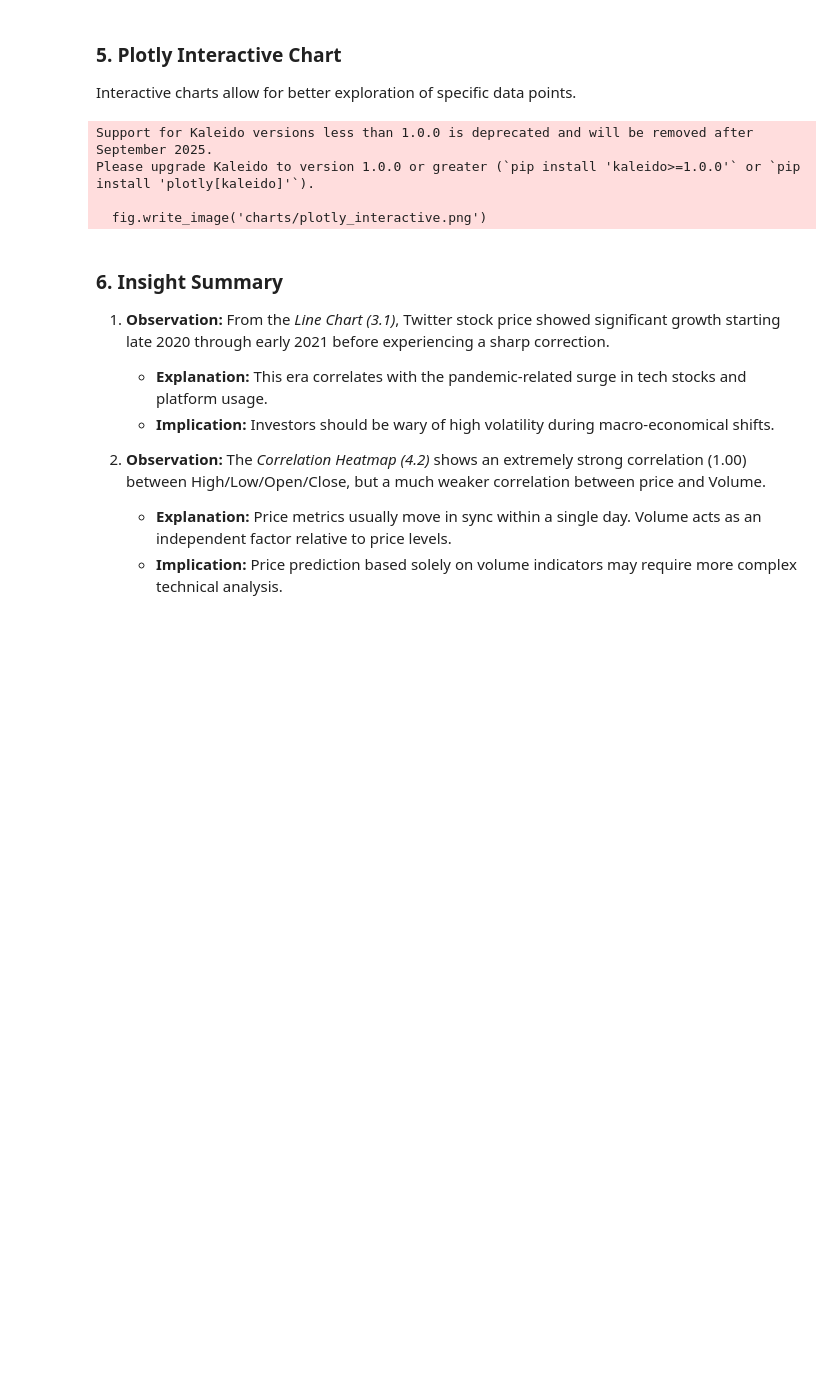
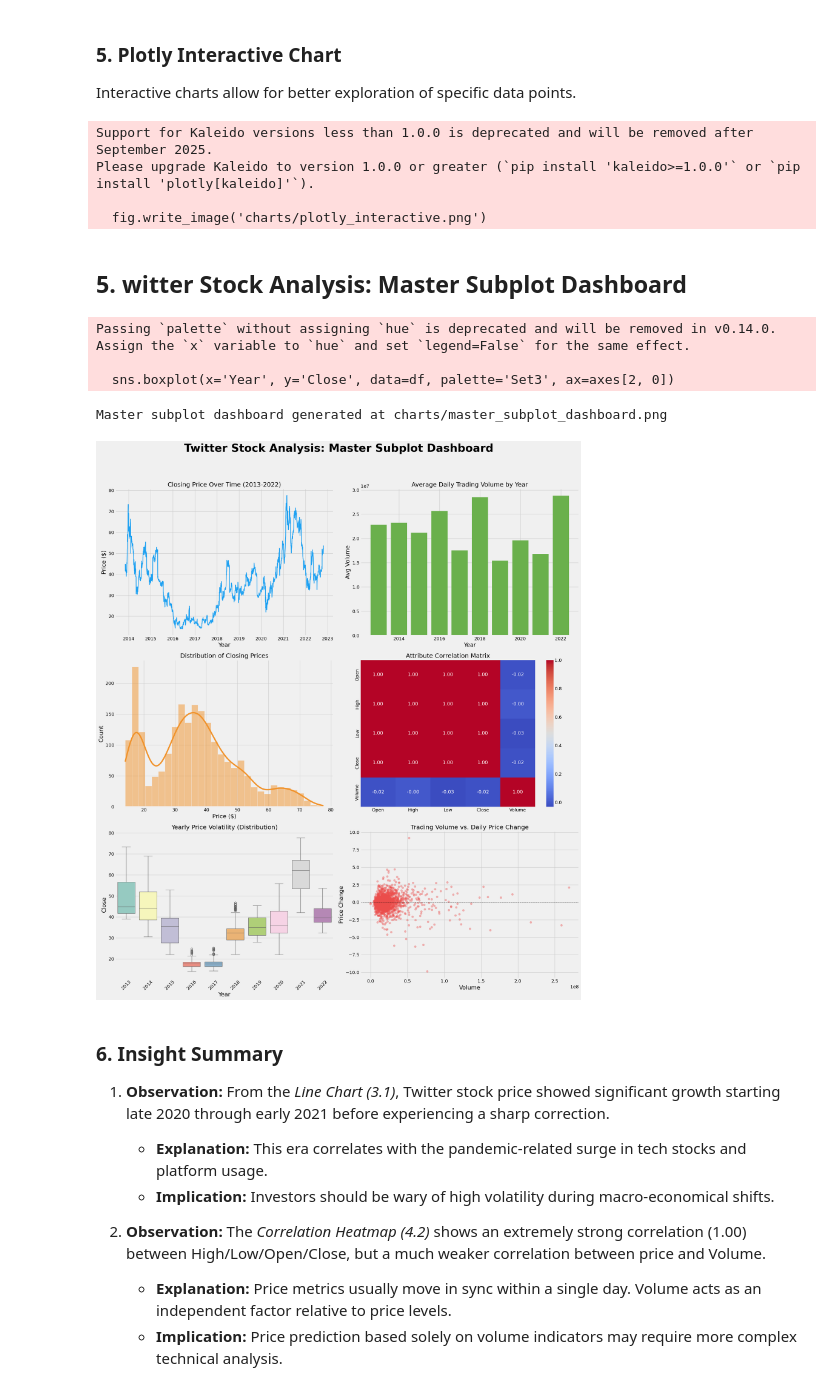
Before and after one commit to surajacharya12/DATA-SCIENCE-LAB, a Jupyter notebook: chapter5_casestudy/Twitter_Chapter5_CaseStudy.ipynb, the cells around one changed output. Cells and saved outputs as stored; diff of their text form; code cells hidden in the pictures; blank space fills up the shorter version.

Commit message:
case study on Twiter Stock Market Dashboard

```diff
--- a/chapter5_casestudy/Twitter_Chapter5_CaseStudy.ipynb
+++ b/chapter5_casestudy/Twitter_Chapter5_CaseStudy.ipynb
@@ -277,6 +277,70 @@ Support for Kaleido versions less than 1.0.0 is deprecated and will be removed a
 Please upgrade Kaleido to version 1.0.0 or greater (`pip install 'kaleido>=1.0.0'` or `pip install 'plotly[kaleido]'`).
 
   fig.write_image('charts/plotly_interactive.png')
+# %% [markdown]
+## 5. witter Stock Analysis: Master Subplot Dashboard
+# %%
+
+# Set style
+plt.style.use('fivethirtyeight')
+sns.set_palette("coolwarm")
+
+# Load data
+df = pd.read_csv('twitter_stock.csv')
+df['Date'] = pd.to_datetime(df['Date'])
+df['Year'] = df['Date'].dt.year
+df['Month'] = df['Date'].dt.month_name()
+df['Day_of_Week'] = df['Date'].dt.day_name()
+df['Daily_Change'] = df['Close'] - df['Open']
+
+# Create a master figure with 3 rows and 2 columns
+fig, axes = plt.subplots(3, 2, figsize=(20, 24))
+fig.suptitle("Twitter Stock Analysis: Master Subplot Dashboard", fontsize=32, fontweight='bold', y=0.98)
+
+# 1. Line Chart: Price Evolution
+axes[0, 0].plot(df['Date'], df['Close'], color='#1da1f2', linewidth=2)
+axes[0, 0].set_title('Closing Price Over Time (2013-2022)', fontsize=18)
+axes[0, 0].set_xlabel('Year')
+axes[0, 0].set_ylabel('Price ($)')
+
+# 2. Bar Chart: Average Volume by Year
+yearly_vol = df.groupby('Year')['Volume'].mean().reset_index()
+axes[0, 1].bar(yearly_vol['Year'], yearly_vol['Volume'], color='#6ab04c')
+axes[0, 1].set_title('Average Daily Trading Volume by Year', fontsize=18)
+axes[0, 1].set_xlabel('Year')
+axes[0, 1].set_ylabel('Avg Volume')
+
+# 3. Histogram: Price Distribution
+sns.histplot(df['Close'], bins=30, kde=True, color='#f0932b', ax=axes[1, 0])
+axes[1, 0].set_title('Distribution of Closing Prices', fontsize=18)
+axes[1, 0].set_xlabel('Price ($)')
+
+# 4. Heatmap: Correlation Matrix
+corr = df[['Open', 'High', 'Low', 'Close', 'Volume']].corr()
+sns.heatmap(corr, annot=True, cmap='coolwarm', fmt=".2f", ax=axes[1, 1])
+axes[1, 1].set_title('Attribute Correlation Matrix', fontsize=18)
+
+# 5. Boxplot: Yearly Price Range
+sns.boxplot(x='Year', y='Close', data=df, palette='Set3', ax=axes[2, 0])
+axes[2, 0].set_title('Yearly Price Volatility (Distribution)', fontsize=18)
+axes[2, 0].set_xticklabels(axes[2, 0].get_xticklabels(), rotation=45)
+
+# 6. Scatter: Volume vs. Daily Change
+axes[2, 1].scatter(df['Volume'], df['Daily_Change'], alpha=0.4, color='#eb4d4b')
+axes[2, 1].axhline(0, color='black', lw=1, ls='--')
+axes[2, 1].set_title('Trading Volume vs. Daily Price Change', fontsize=18)
+axes[2, 1].set_xlabel('Volume')
+axes[2, 1].set_ylabel('Price Change')
+
+plt.tight_layout(rect=[0, 0.03, 1, 0.95])
+plt.savefig('charts/master_subplot_dashboard.png', dpi=150)
+print("Master subplot dashboard generated at charts/master_subplot_dashboard.png")
+# %% [output]
+Passing `palette` without assigning `hue` is deprecated and will be removed in v0.14.0. Assign the `x` variable to `hue` and set `legend=False` for the same effect.
+
+  sns.boxplot(x='Year', y='Close', data=df, palette='Set3', ax=axes[2, 0])
+Master subplot dashboard generated at charts/master_subplot_dashboard.png
+[figure, added]
 # %% [markdown]
 ### 6. Insight Summary
 
```
Also changed, not shown: 2 other files.
